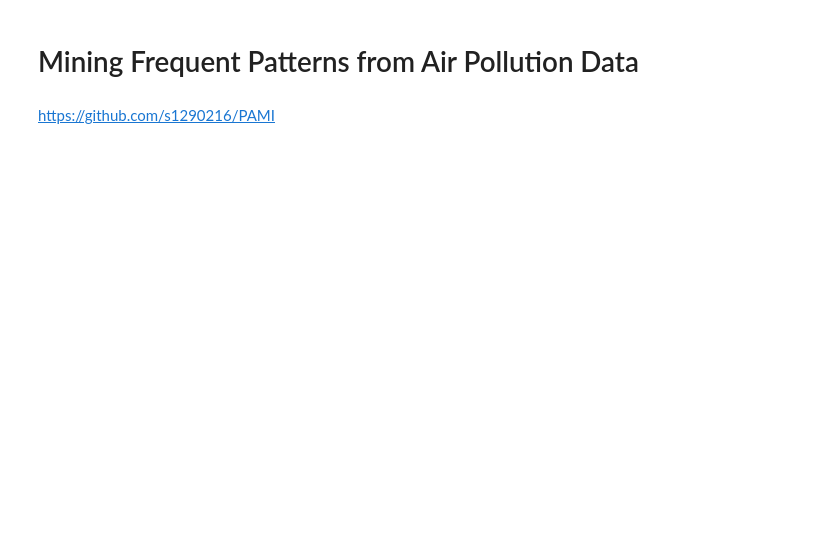
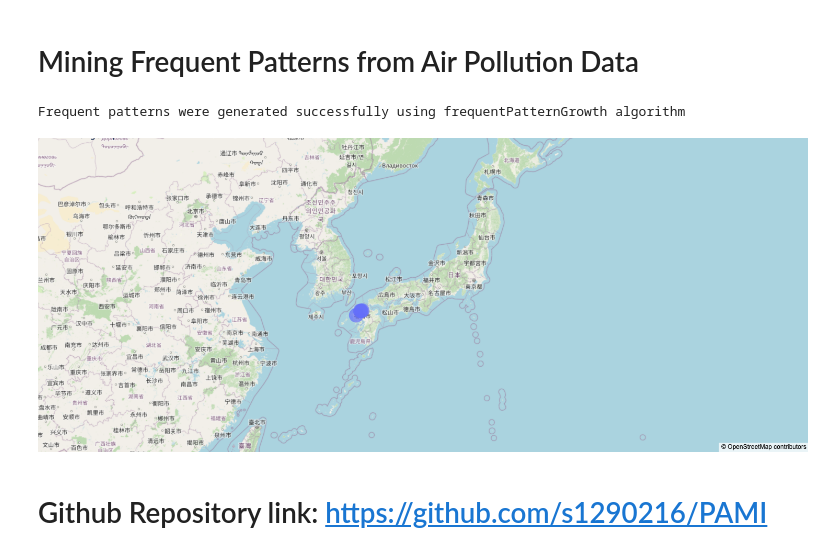
Before and after one commit to s1290216/PAMI, a Jupyter notebook: notebooks/s1290216_exercise13.ipynb, the cells around one changed output. Drawn from its saved outputs; the diff is of its cells as text; code cells hidden in the pictures; blank space fills up the shorter version.

```diff
--- a/notebooks/s1290216_exercise13.ipynb
+++ b/notebooks/s1290216_exercise13.ipynb
@@ -7,20 +7,67 @@ import plotly.express as px
 import pandas as pd
 
 class MFP:
+    """
+    A class used for mining frequent patterns from airPollutionData.csv
+
+    ...
+
+    Attributes
+    ----------
+    fileName : str
+        the name of the input file
+
+    Methods
+    -------
+    dataProcessing()
+        Transfer dense dataframe to transactional database and save it in PM24HeavyPollutionRecordingSensors.csv.
+    knowledgeDiscovery()
+        Find out patterns by using FPGrowth.
+    visualization()
+        Make scatter_mapbox.
+    """
     def __init__(self, fileName):
+        """
+        Parameters
+        ----------
+        fileName : str
+            the name of the input file.
+        """
         df = pd.read_csv(fileName).fillna(0)
-        self.data = df.where(df['timestamp'].replace('(.*)', 0, regex=True) < 100, 0).rename(columns={'timestamp': 'tid'}).replace('2023-(.*)', regex=True)
-        for i in range(self.data.shape[0]):
-            self.data.iloc[i, 0] = i + 1
+        self.data = df.where(df['timestamp'].replace('(.*)', 0, regex=True) < 100, 0).drop(columns='timestamp')
         self.dataProcessing()
         self.knowledgeDiscovery()
         self.visualization()
 
     def dataProcessing(self):
+        """
+        Transfer dense dataframe to transactional database and save it in PM24HeavyPollutionRecordingSensors.csv.
+
+        The value of threshold is greater than or equal to 15.
+
+        Parameters
+        ----------
+
+        Returns
+        -------
+        None
+        """
         db = pro.denseDF2DB(inputDF=self.data, thresholdValue=15, condition='>=')
         db.createTransactional(outputFile='PM24HeavyPollutionRecordingSensors.csv')
 
     def knowledgeDiscovery(self):
+        """
+        Find out patterns by using FPGrowth.
+
+        The minsup is 200.
+
+        Parameters
+        ----------
+
+        Returns
+        -------
+        None
+        """
         inputFile = 'PM24HeavyPollutionRecordingSensors.csv'
         minSup = 200
         obj = alg.FPGrowth(inputFile, minSup)
@@ -28,6 +75,18 @@ class MFP:
         obj.save('frequentPatterns.txt')
 
     def visualization(self):
+        """
+        Make scatter_mapbox.
+
+        It is used the file maked by knowledgeDiscovery.
+
+        Parameters
+        ----------
+
+        Returns
+        -------
+        None
+        """
         with open('frequentPatterns.txt', 'r', encoding = 'UTF-8') as f:
             content = f.read()
             lines = content.split('\n')
@@ -36,32 +95,35 @@ class MFP:
             for i in range(len(lines)):
                 c = lines[i].split('POINT(')
                 if max < len(c):
                     max = len(c)
                     longest = i
             long = []
             lati = []
             p = lines[longest].replace('tid', '').replace(':', ' ').replace('\t', ' ').split()
             for i in p:
                 if 'POINT(' in i:
                     long.append(float(i.replace('POINT(', '')))
                 elif ')' in i:
                     lati.append(float(i.replace(')', '')))
             figure = px.scatter_mapbox(
                 # the setting of the data frame, latitude, and longitude
                 lat = lati,
                 lon = long,
                 # the setting of drawing
                 size = [1] * len(lati),
                 center = {'lat':34.686567, 'lon':135.52000},
                 zoom = 4,
                 height = 600,
                 width = 800)
             figure.update_layout(mapbox_style='open-street-map')
             figure.update_layout(margin={"r": 0, "t": 0, "l": 0, "b": 0})
             figure.update_layout(title_text="longest pattern")
             figure.show()
 
 if __name__ == '__main__':
     MFP('airPollutionData.csv')
+# %% [output]
+Frequent patterns were generated successfully using frequentPatternGrowth algorithm
+[figure, added]
 # %% [markdown]
-https://github.com/s1290216/PAMI
+# Github Repository link: https://github.com/s1290216/PAMI
```
